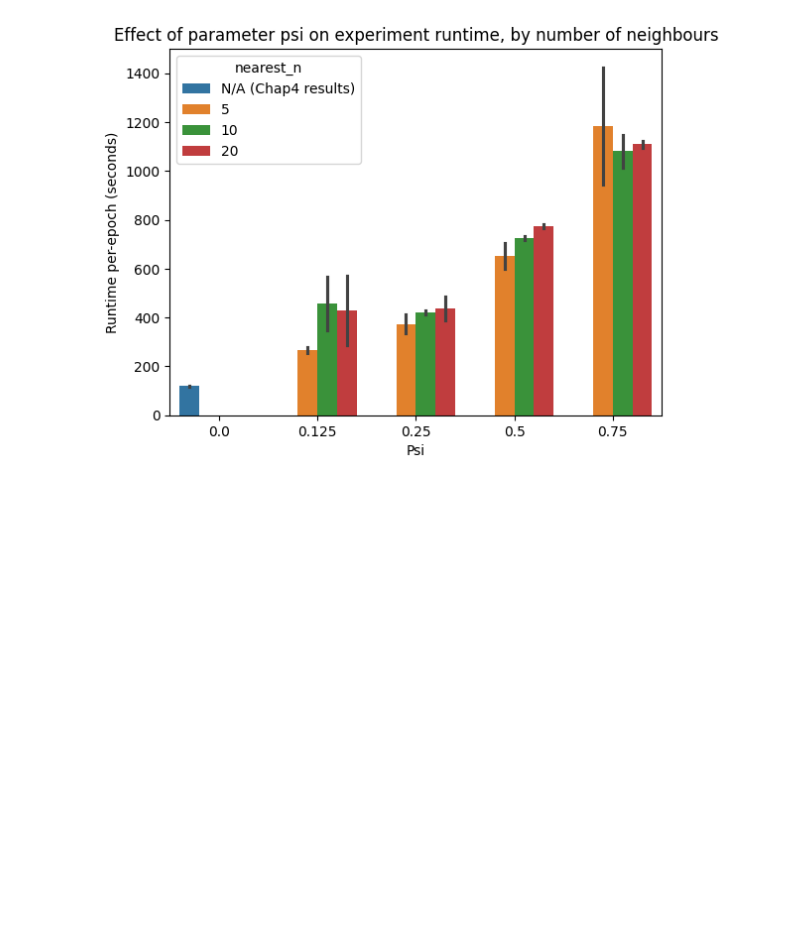
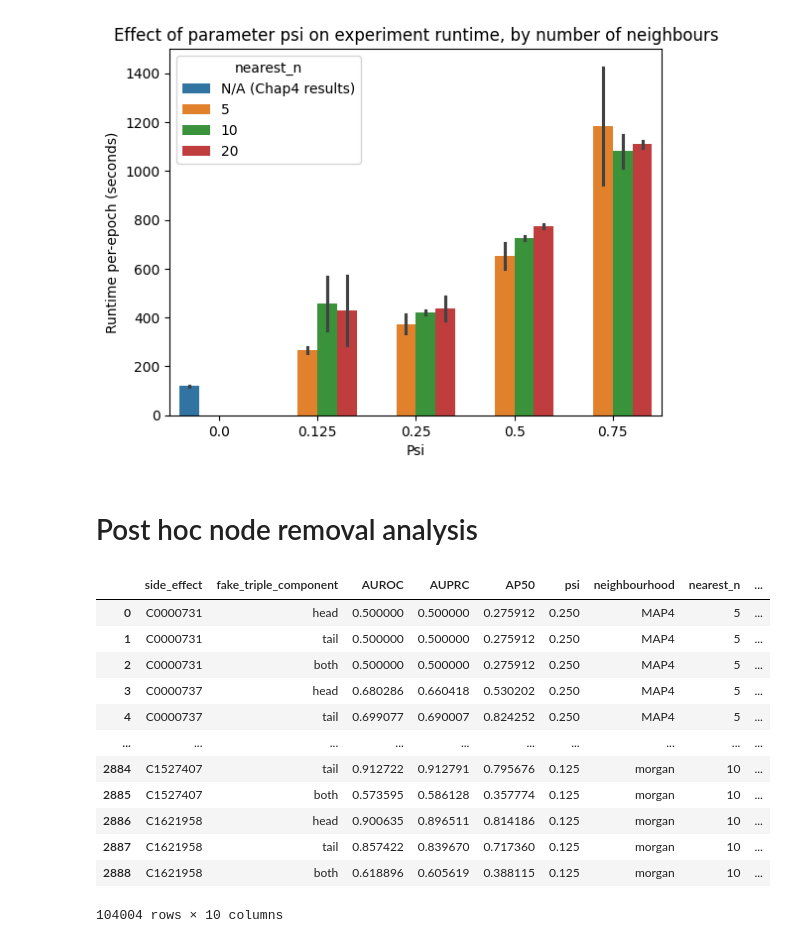
Before and after one commit to oliver-lloyd/Chapter5, a Jupyter notebook: analysis/1_general_assessment/viz/viz.ipynb, the cells around one changed output. Cells and saved outputs as stored; diff of their text form; code cells hidden in the pictures; blank space fills up the shorter version.

```diff
--- a/analysis/1_general_assessment/viz/viz.ipynb
+++ b/analysis/1_general_assessment/viz/viz.ipynb
@@ -392,3 +393,5 @@ The `ci` parameter is deprecated. Use `errorbar='sd'` for the same effect.
 
   sns.barplot(runtimes, x='psi', y='runtime', hue='nearest_n', ci='sd')
 [figure]
+# %% [markdown]
+# Post hoc node removal analysis
@@ -394,0 +401,16 @@ The `ci` parameter is deprecated. Use `errorbar='sd'` for the same effect.
+# %%
+ad_hoc
+# %% [output]
+|  | side_effect | fake_triple_component | AUROC | AUPRC | AP50 | psi | neighbourhood | nearest_n | ... |
+| 0 | C0000731 | head | 0.500000 | 0.500000 | 0.275912 | 0.250 | MAP4 | 5 | ... |
+| 1 | C0000731 | tail | 0.500000 | 0.500000 | 0.275912 | 0.250 | MAP4 | 5 | ... |
+| 2 | C0000731 | both | 0.500000 | 0.500000 | 0.275912 | 0.250 | MAP4 | 5 | ... |
+| 3 | C0000737 | head | 0.680286 | 0.660418 | 0.530202 | 0.250 | MAP4 | 5 | ... |
+| 4 | C0000737 | tail | 0.699077 | 0.690007 | 0.824252 | 0.250 | MAP4 | 5 | ... |
+| ... | ... | ... | ... | ... | ... | ... | ... | ... | ... |
+| 2884 | C1527407 | tail | 0.912722 | 0.912791 | 0.795676 | 0.125 | morgan | 10 | ... |
+| 2885 | C1527407 | both | 0.573595 | 0.586128 | 0.357774 | 0.125 | morgan | 10 | ... |
+| 2886 | C1621958 | head | 0.900635 | 0.896511 | 0.814186 | 0.125 | morgan | 10 | ... |
+| 2887 | C1621958 | tail | 0.857422 | 0.839670 | 0.717360 | 0.125 | morgan | 10 | ... |
+| 2888 | C1621958 | both | 0.618896 | 0.605619 | 0.388115 | 0.125 | morgan | 10 | ... |
+104004 rows × 10 columns
```
Also changed, not shown: parts of 6 cells of this notebook, 1 other file.
